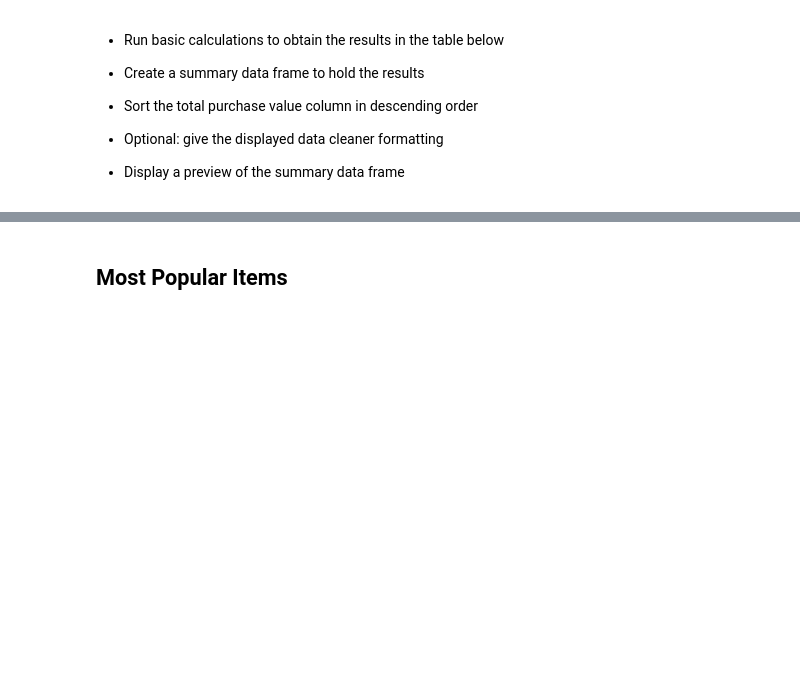
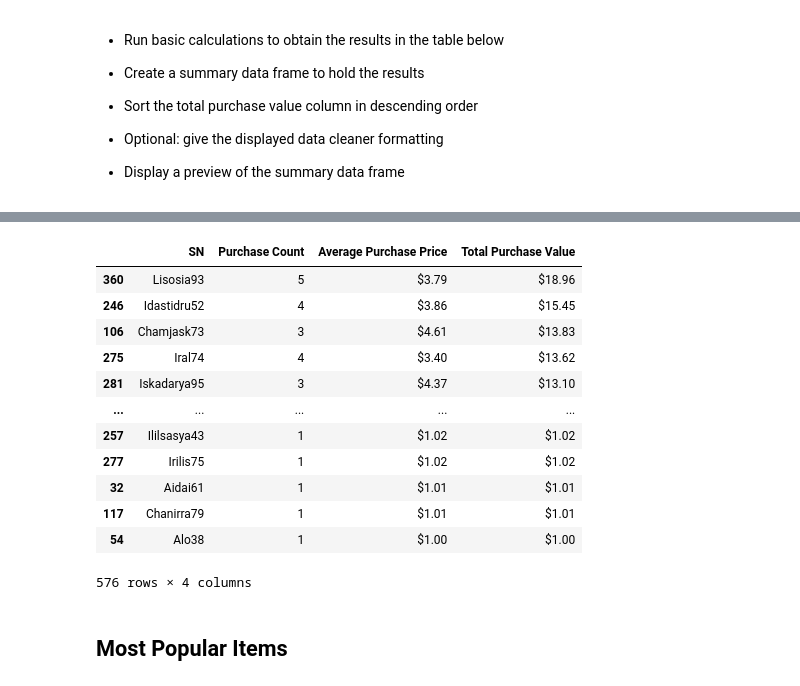
Before and after one commit to ttoffey/Pandas_Challenge, a Jupyter notebook: HeroesOfPymoli/HeroesOfPymoli_starter.ipynb, the cells around one changed output, grey strips where cells are left out. Cells and saved outputs as stored; diff of their text form; code cells hidden in the pictures; blank space fills up the shorter version.

```diff
--- a/HeroesOfPymoli/HeroesOfPymoli_starter.ipynb
+++ b/HeroesOfPymoli/HeroesOfPymoli_starter.ipynb
@@ -252,2 +338,21 @@ purchasePercent_Age
+# %%
+merged_top_spend["Average Purchase Price"]= merged_top_spend["Average Purchase Price"].map("${:,.2f}".format)
+merged_top_spend["Total Purchase Value"]= merged_top_spend["Total Purchase Value"].map("${:,.2f}".format)
+merged_top_spend.set_index(["SN"])
+merged_top_spend
+# %% [output]
+|  | SN | Purchase Count | Average Purchase Price | Total Purchase Value |
+| 360 | Lisosia93 | 5 | $3.79 | $18.96 |
+| 246 | Idastidru52 | 4 | $3.86 | $15.45 |
+| 106 | Chamjask73 | 3 | $4.61 | $13.83 |
+| 275 | Iral74 | 4 | $3.40 | $13.62 |
+| 281 | Iskadarya95 | 3 | $4.37 | $13.10 |
+| ... | ... | ... | ... | ... |
+| 257 | Ililsasya43 | 1 | $1.02 | $1.02 |
+| 277 | Irilis75 | 1 | $1.02 | $1.02 |
+| 32 | Aidai61 | 1 | $1.01 | $1.01 |
+| 117 | Chanirra79 | 1 | $1.01 | $1.01 |
+| 54 | Alo38 | 1 | $1.00 | $1.00 |
+576 rows × 4 columns
 # %% [markdown]
 ## Most Popular Items
```
Also changed, not shown: parts of 33 cells of this notebook, 3 other files.
